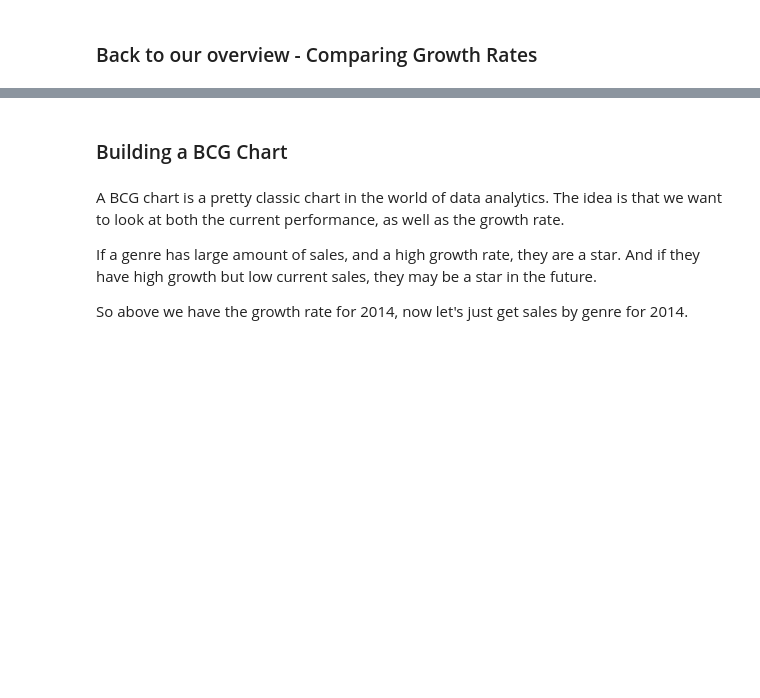
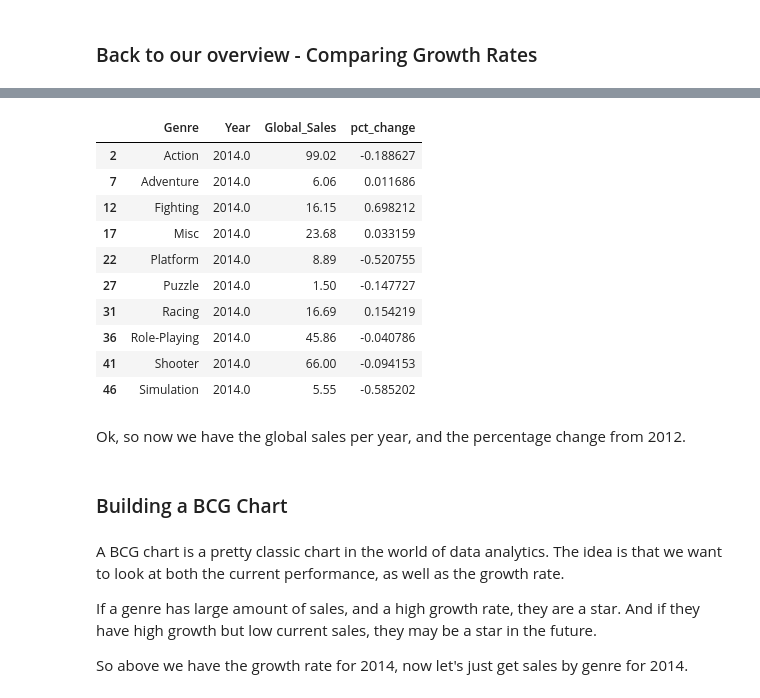
Before and after one commit to analytics-engineering-jigsaw/data-visualization, a Jupyter notebook: 2-storytelling/1-what-to-focus-on/8-growth-rates-and-bcg.ipynb, the cells around one changed output, grey strips where cells are left out. Cells and saved outputs as stored; diff of their text form; code cells hidden in the pictures; blank space fills up the shorter version.

```diff
--- a/2-storytelling/1-what-to-focus-on/8-growth-rates-and-bcg.ipynb
+++ b/2-storytelling/1-what-to-focus-on/8-growth-rates-and-bcg.ipynb
@@ -158,3 +129,19 @@ So this is pretty interesting -- fighting games games grew a lot, as did puzzle
+# %%
+sales_with_pct_df[:10]
+# %% [output]
+|  | Genre | Year | Global_Sales | pct_change |
+| 2 | Action | 2014.0 | 99.02 | -0.188627 |
+| 7 | Adventure | 2014.0 | 6.06 | 0.011686 |
+| 12 | Fighting | 2014.0 | 16.15 | 0.698212 |
+| 17 | Misc | 2014.0 | 23.68 | 0.033159 |
+| 22 | Platform | 2014.0 | 8.89 | -0.520755 |
+| 27 | Puzzle | 2014.0 | 1.50 | -0.147727 |
+| 31 | Racing | 2014.0 | 16.69 | 0.154219 |
+| 36 | Role-Playing | 2014.0 | 45.86 | -0.040786 |
+| 41 | Shooter | 2014.0 | 66.00 | -0.094153 |
+| 46 | Simulation | 2014.0 | 5.55 | -0.585202 |
+# %% [markdown]
+Ok, so now we have the global sales per year, and the percentage change from 2012.
 # %% [markdown]
 ### Building a BCG Chart
 # %% [markdown]
```
Also changed, not shown: parts of 41 cells of this notebook.
